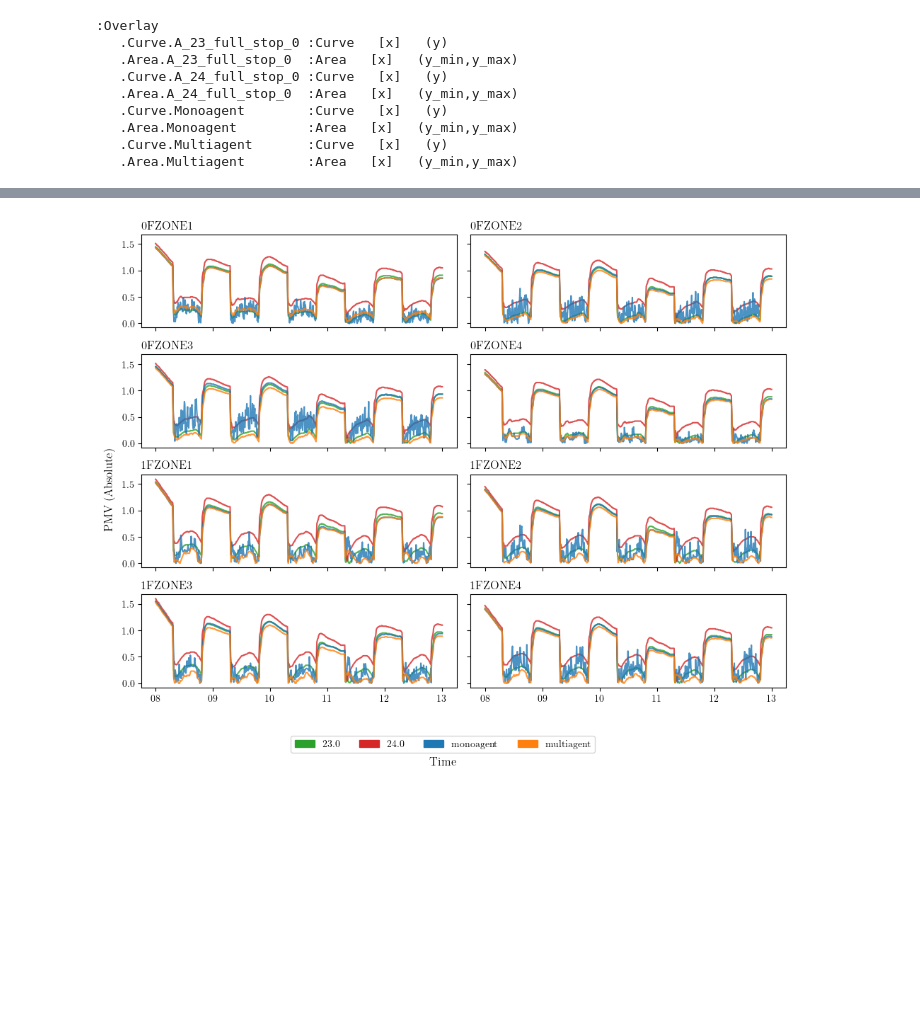
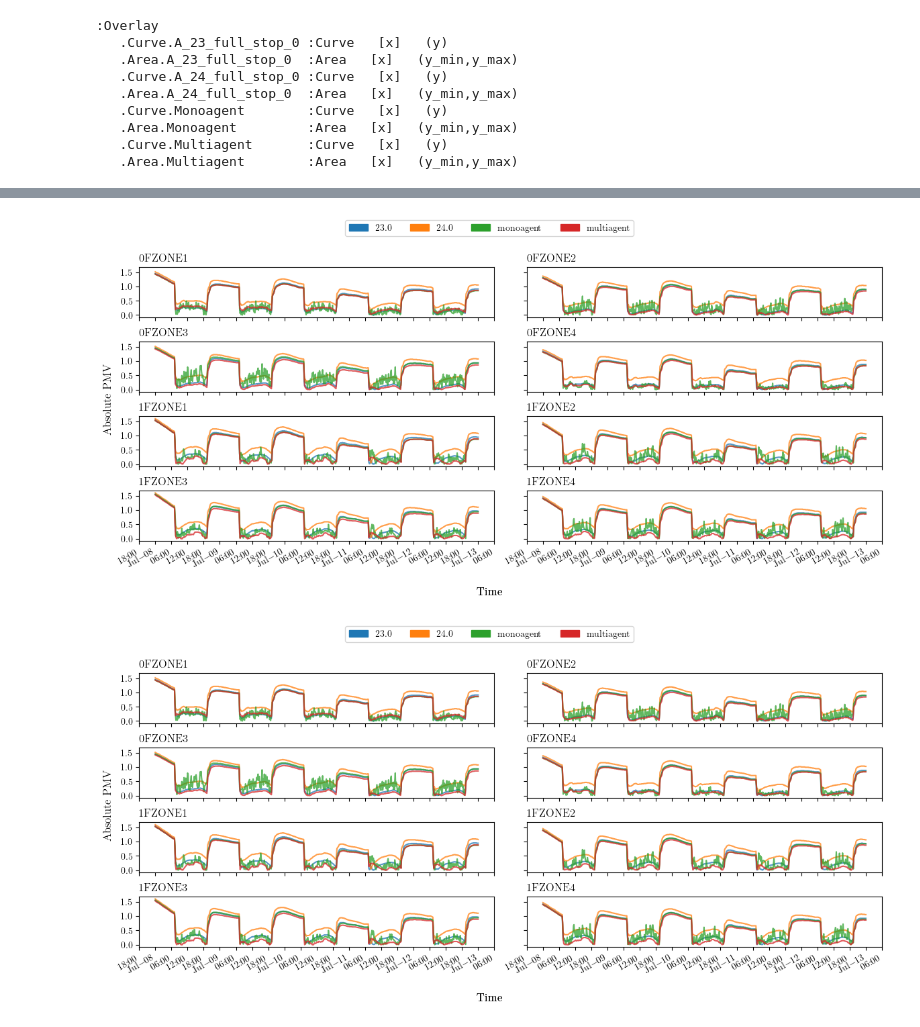
Before and after one commit to BuildingGym/hvacmarl6e43, a Jupyter notebook: packages/hvacmarl6e43_notebooks/viz_obs.ipynb, the cells around one changed output, grey strips where cells are left out. Saved outputs shown, nothing was run; the diff lists cells and outputs as text; code cells hidden in the pictures; blank space fills up the shorter version.

```diff
--- a/packages/hvacmarl6e43_notebooks/viz_obs.ipynb
+++ b/packages/hvacmarl6e43_notebooks/viz_obs.ipynb
@@ -276,0 +395,17 @@ plt.show()
+# %%
+fig, ax = plt.subplots(figsize=(7.5, 4))
+for key, df in dfs.items():
+    ax.plot(
+        df.index, df["elec"], label=key,
+        linestyle='-', alpha=0.75,
+    )
+ax.set(xlabel='Time', ylabel='Wattage (Avg.)')
+mpl_autofmt_datetime(ax.xaxis)
+ax.xaxis.set_major_locator(mdates.HourLocator(byhour=[0, 6, 12, 18]))
+ax.legend(ncol=2)
+ax.xaxis.get_offset_text().set_visible(False)
+
+fig.autofmt_xdate()
+fig.tight_layout()
+fig.savefig(figurestorepath / 'figure:time-v-watt.svg')
+fig
@@ -303,27 +466,12 @@ for name, data in datas.items():
 # %%
 from itertools import zip_longest
 
-import matplotlib.pyplot as plt
-from matplotlib.patches import Patch
-
-
-def _mpl_shared_legend_patches(axes):
-    return [
-        Patch(color=color, label=label)
-        for (label, color) in dict.fromkeys([
-            (label, handle.get_color())
-            for ax in axes
-            for handle, label in zip(*ax.get_legend_handles_labels())
-        ])
-    ]
-
-
 n_cols = 2
 n_rows = round(len(datas_eachroom) / n_cols)
-fig = plt.figure(figsize=(10, 8))
-subfig_data, subfig_legend = fig.subfigures(
+fig = plt.figure(figsize=(12, 6))
+subfig_legend, subfig_data = fig.subfigures(
     nrows=2, ncols=1,
-    height_ratios=(.9, .1),
+    height_ratios=(.15, .85),
 )
 
 axes = subfig_data.subplots(
@@ -336,43 +484,48 @@ for ax, data in zip_longest(
     datas_eachroom.items(),
     fillvalue=None,
 ):
     if data is None:
         ax.axis('off')
         continue
 
     room_id, room_datas = data
     if "EAST1" in room_id:
         room_title = room_id.replace("EAST1", "ZONE2")
     elif "EAST" in room_id:
         room_title = room_id.replace("EAST", "ZONE1")
     elif "WEST1" in room_id:
         room_title = room_id.replace("WEST1", "ZONE4")
     elif "WEST" in room_id:
         room_title = room_id.replace("WEST", "ZONE3")
     else:
         room_title = room_id
     for experiment_name, df in room_datas.items():
         sorted_df = df.sort_index().loc[(df.index >= start_date) & (df.index <= end_date)]
-        ax.plot(sorted_df.index, sorted_df['pmv_abs'], label=str(experiment_name),color=colors.get(experiment_name),alpha=0.8)
+        ax.plot(sorted_df.index, sorted_df['pmv_abs'], label=str(experiment_name),alpha=0.75)
     ax.set_title(str(room_title), loc='left')
+for ax in axes.flat:
     mpl_autofmt_datetime(ax.xaxis)
-    formatter = ax.xaxis.get_major_formatter()
-    formatter.offset_formats[0] = ""
+    ax.xaxis.set_major_locator(mdates.HourLocator(byhour=[0, 6, 12, 18]))
     ax.xaxis.get_offset_text().set_visible(False)
-
-fig.supxlabel('Time')
-fig.supylabel('PMV (Absolute)')
+    ax.set_yticks(np.arange(0, 2, .5))
+subfig_data.supxlabel('Time')
+subfig_data.autofmt_xdate()
 subfig_legend.legend(
-    handles=(handles := _mpl_shared_legend_patches(axes.flat)),
+    handles=(handles := mpl_shared_legend_patches(axes.flat)),
     ncol=len(handles),
     loc='center',
 )
+
+fig.supxlabel('Time')
+fig.supylabel('Absolute PMV')
 fig.tight_layout()
 
-# fig.savefig(figurestorepath / 'figure:time-v-pmv-abs.pgf')
-fig.savefig('figure:time-v-pmv-abs.svg')
-plt.show()
+fig.savefig(figurestorepath / 'figure:time-v-pmv_abs-per-zone.pgf')
+# TODO rm
+fig.savefig(figurestorepath /'figure:time-v-pmv-abs.svg')
+fig
 # %% [output]
-[figure, old version]
+[figure, new version]
+[figure, added]
 # %%
 from itertools import zip_longest
```
Also changed, not shown: parts of 19 cells of this notebook, 29 other files.
